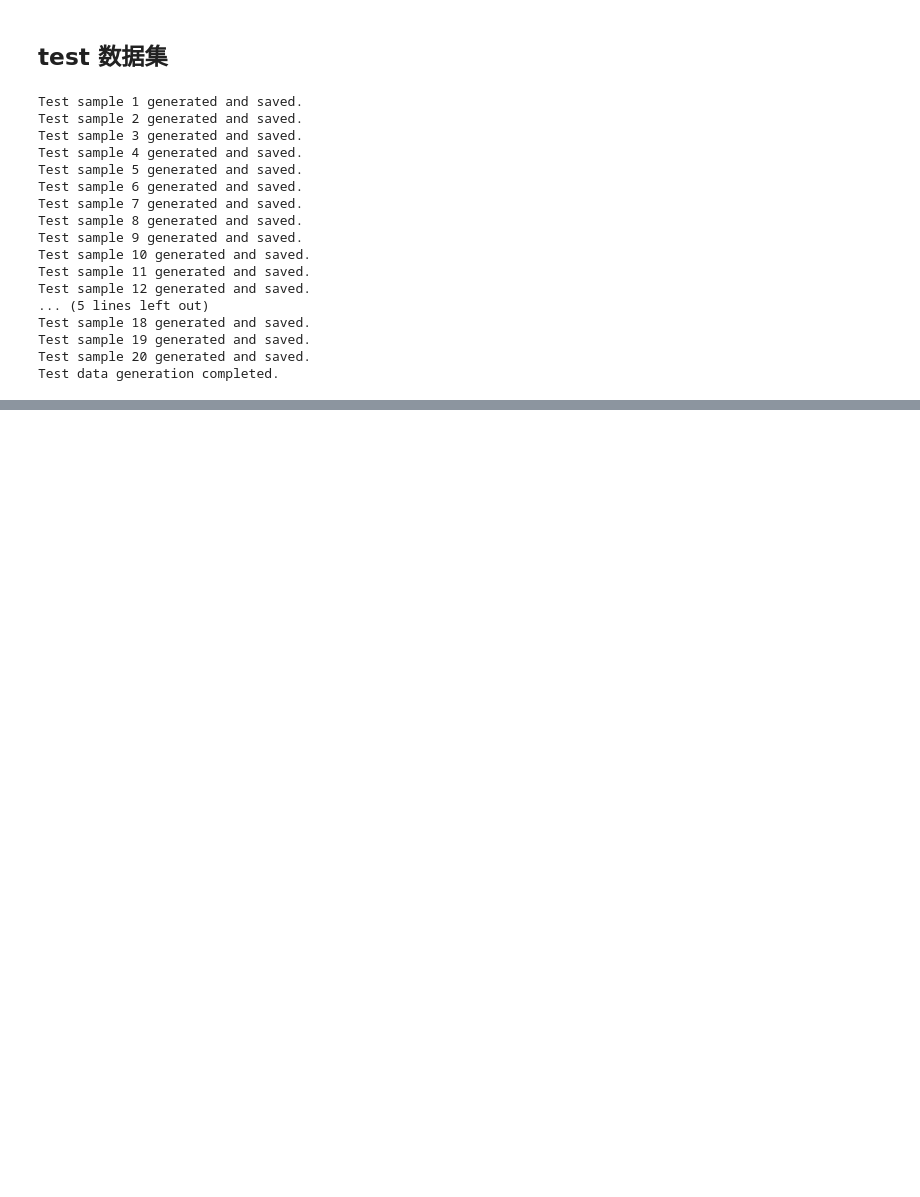
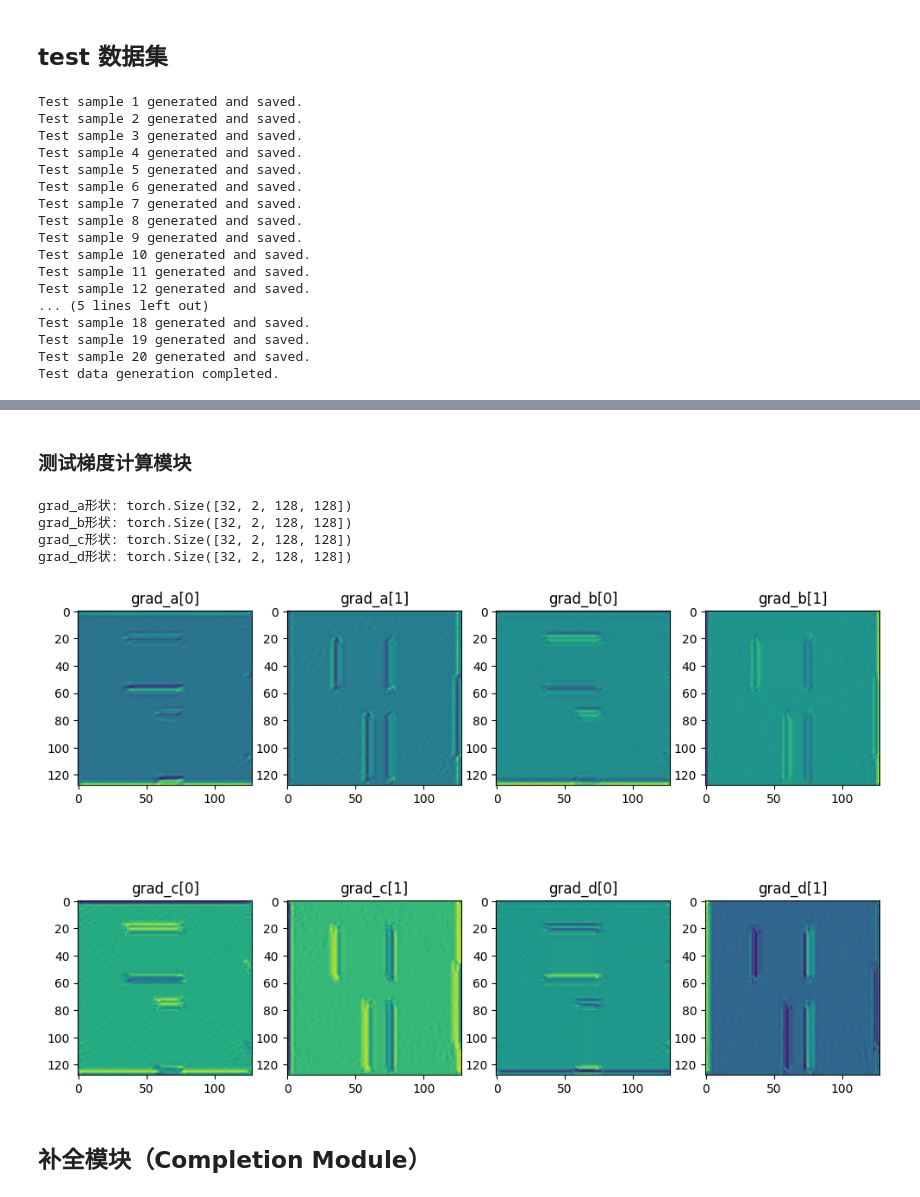
Before and after one commit to jackyvava/SR_waveFunction, a Jupyter notebook: Clebsch_Buquan/dataGen.ipynb, the cells around one changed output, grey strips where cells are left out. Drawn from its saved outputs; the diff is of its cells as text; code cells hidden in the pictures; blank space fills up the shorter version.

```diff
--- a/Clebsch_Buquan/dataGen.ipynb
+++ b/Clebsch_Buquan/dataGen.ipynb
@@ -286,0 +1221,76 @@ visualize_npy_files(velocity_file, abcd_file, slice_index=64)
+# %%
+# 定义梯度计算模块 (Gradient Module)
+class GradientModule(nn.Module):
+    def __init__(self):
+        super(GradientModule, self).__init__()
+
+    def forward(self, abcd):
+        # 计算每个通道的梯度，假设abcd.shape是 (batch_size, 4, H, W)
+        grad_a_x, grad_a_y = torch.gradient(abcd[:, 0, :, :], dim=(1, 2))
+        grad_b_x, grad_b_y = torch.gradient(abcd[:, 1, :, :], dim=(1, 2))
+        grad_c_x, grad_c_y = torch.gradient(abcd[:, 2, :, :], dim=(1, 2))
+        grad_d_x, grad_d_y = torch.gradient(abcd[:, 3, :, :], dim=(1, 2))
+
+        # 拼接x方向和y方向的梯度信息，最后得到形状为 (batch_size, 8, H, W)
+        grad_a = torch.cat((grad_a_x.unsqueeze(1), grad_a_y.unsqueeze(1)), dim=1)
+        grad_b = torch.cat((grad_b_x.unsqueeze(1), grad_b_y.unsqueeze(1)), dim=1)
+        grad_c = torch.cat((grad_c_x.unsqueeze(1), grad_c_y.unsqueeze(1)), dim=1)
+        grad_d = torch.cat((grad_d_x.unsqueeze(1), grad_d_y.unsqueeze(1)), dim=1)
+
+        return grad_a, grad_b, grad_c, grad_d
+# %% [markdown]
+### 测试梯度计算模块
+# %%
+# 创建梯度模块的实例
+gradient_module = GradientModule()
+
+# 将模型移动到GPU（如果可用）
+gradient_module = gradient_module.to(device)
+
+# 使用推断模块生成的abcd_output作为输入
+grad_a, grad_b, grad_c, grad_d = gradient_module(abcd_output)
+
+# 打印输出的形状
+print(f"grad_a形状: {grad_a.shape}")  # 应该是 (batch_size, 2, H, W)
+print(f"grad_b形状: {grad_b.shape}")  # 应该是 (batch_size, 2, H, W)
+print(f"grad_c形状: {grad_c.shape}")  # 应该是 (batch_size, 2, H, W)
+print(f"grad_d形状: {grad_d.shape}")  # 应该是 (batch_size, 2, H, W)
+
+# 可视化梯度信息
+import matplotlib.pyplot as plt
+
+# 选择一个样本的梯度信息
+grad_a_np = grad_a[0].cpu().detach().numpy()
+grad_b_np = grad_b[0].cpu().detach().numpy()
+grad_c_np = grad_c[0].cpu().detach().numpy()
+grad_d_np = grad_d[0].cpu().detach().numpy()
+
+# 绘制梯度信息
+plt.figure(figsize=(12, 8))
+
+for i in range(2):
+    plt.subplot(2, 4, i + 1)
+    plt.imshow(grad_a_np[i], cmap='viridis')
+    plt.title(f'grad_a[{i}]')
+
+    plt.subplot(2, 4, i + 3)
+    plt.imshow(grad_b_np[i], cmap='viridis')
+    plt.title(f'grad_b[{i}]')
+
+    plt.subplot(2, 4, i + 5)
+    plt.imshow(grad_c_np[i], cmap='viridis')
+    plt.title(f'grad_c[{i}]')
+
+    plt.subplot(2, 4, i + 7)
+    plt.imshow(grad_d_np[i], cmap='viridis')
+    plt.title(f'grad_d[{i}]')
+
+plt.show()
+# %% [output]
+grad_a形状: torch.Size([32, 2, 128, 128])
+grad_b形状: torch.Size([32, 2, 128, 128])
+grad_c形状: torch.Size([32, 2, 128, 128])
+grad_d形状: torch.Size([32, 2, 128, 128])
+[figure, added]
+# %% [markdown]
+## 补全模块（Completion Module）
```
Also changed, not shown: parts of 36 cells of this notebook, 2 other files.
